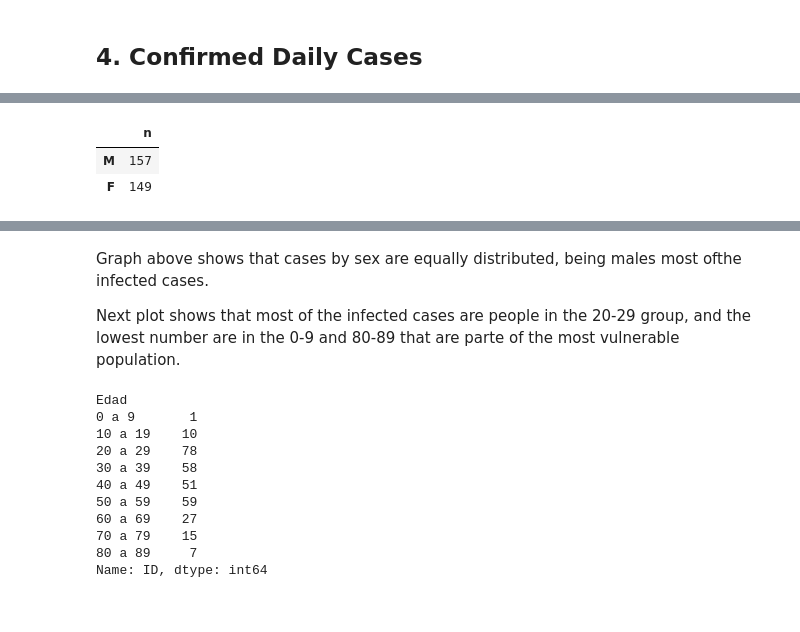
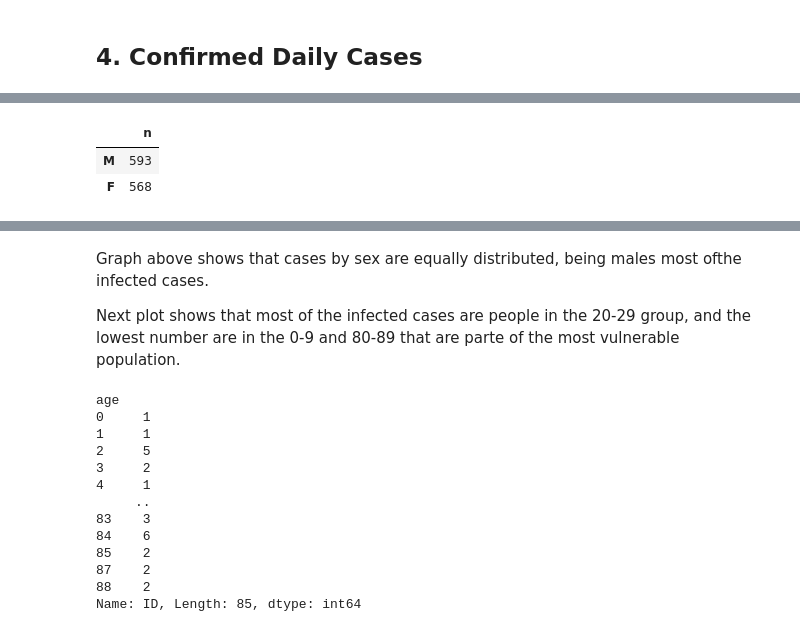
Before and after one commit to camesruiz/Colombia-COVID19, a Jupyter notebook: Colombia COVID-19 Insights.ipynb, the cells around one changed output, grey strips where cells are left out. Cells and saved outputs as stored; diff of their text form; code cells hidden in the pictures.

```diff
--- a/Colombia COVID-19 Insights.ipynb
+++ b/Colombia COVID-19 Insights.ipynb
@@ -57,4 +72,12 @@ colombia_df = pd.read_csv('../input/colombia-covid19-complete-dataset/covid-19-c
 confirmed = pd.read_csv('../input/colombia-covid19-complete-dataset/covid-19-colombia-confirmed.csv')
 deaths = pd.read_csv('../input/colombia-covid19-complete-dataset/covid-19-colombia-deaths.csv',encoding='ISO-8859-1')
 col_df = pd.read_csv('../input/colombia-covid19-complete-dataset/covid-19-colombia.csv')
-cases = pd.read_csv('../input/colombia-covid19-complete-dataset/Casos1.csv',encoding='ISO-8859-1')
+cases = pd.read_csv('../input/colombia-covid19-complete-dataset/Casos1.csv')
+# %%
+cases.columns = ["ID", "date", "city", "departamento", "state", "age", "sex", "type", "procedence"]
+cols_ = cases.select_dtypes(include=[np.object]).columns
+cases[cols_] = cases[cols_].apply(lambda x: x.str.normalize('NFKD').str.encode('ascii', errors='ignore').str.decode('utf-8'))
+
+cases.date = pd.to_datetime(cases.date, dayfirst=True)
+
+cases
@@ -268,12 +409,12 @@ cases
 # %%
-male = cases.loc[cases['Sexo'] == 'M'].count()[0]
-female = cases.loc[cases['Sexo'] == 'F'].count()[0]
+male = cases.loc[cases['sex'] == 'M'].count()[0]
+female = cases.loc[cases['sex'] == 'F'].count()[0]
 
 sex_grouped = pd.DataFrame({'M': [male], 'F': [female]}).T
 sex_grouped.columns = ['n']
 sex_grouped
 # %% [output]
 |  | n |
-| M | 157 |
-| F | 149 |
+| M | 593 |
+| F | 568 |
 # %%
@@ -287,17 +428,19 @@ Graph above shows that cases by sex are equally distributed, being males most of
 
 Next plot shows that most of the infected cases are people in the 20-29 group, and the lowest number are in the 0-9 and 80-89 that are parte of the most vulnerable population.
 # %%
-age_grouped = cases.groupby(['Edad']).count()
+age_grouped = cases.groupby(['age']).count()
 age_grouped['ID']
 # %% [output]
-Edad
-0 a 9       1
-10 a 19    10
-20 a 29    78
-30 a 39    58
-40 a 49    51
-50 a 59    59
-60 a 69    27
-70 a 79    15
-80 a 89     7
-Name: ID, dtype: int64
+age
+0     1
+1     1
+2     5
+3     2
+4     1
+     ..
+83    3
+84    6
+85    2
+87    2
+88    2
+Name: ID, Length: 85, dtype: int64
```
Also changed, not shown: parts of 32 cells of this notebook.
